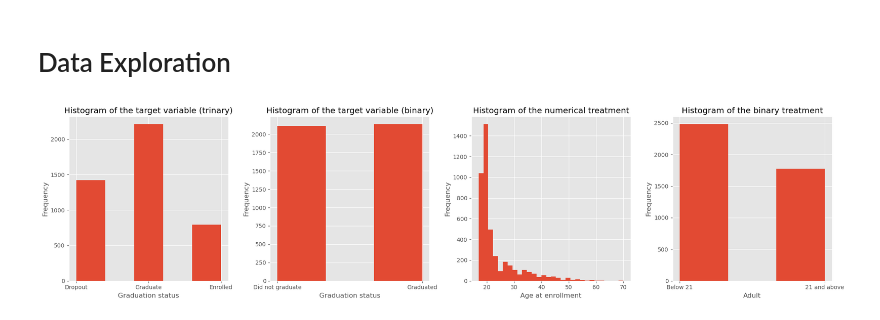
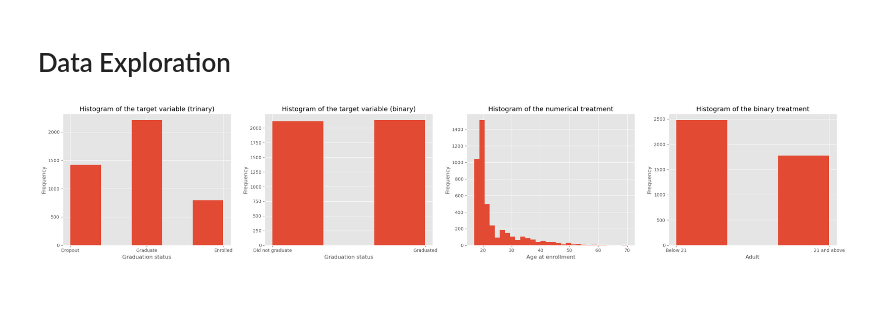
Before and after one commit to GurKeinan/Causal-Inference-Project-Effect-of-Age-on-Graduating, a Jupyter notebook: code/data_exploration.ipynb, the cells around one changed output. Drawn from its saved outputs; the diff is of its cells as text; code cells hidden in the pictures; blank space fills up the shorter version.

Commit message:
updated histograms with space between figures

```diff
--- a/code/data_exploration.ipynb
+++ b/code/data_exploration.ipynb
@@ -23,7 +23,9 @@ BINARY_TREATMENT_NAME = 'Adult'
 # The second is the histogram of the numerical treatment from the raw data
 # The third is the histogram of the binary treatment from the processed data
 
-fig, axs = plt.subplots(1, 4, figsize=(20, 5))
+fig, axs = plt.subplots(1, 4, figsize=(25, 5))
+
+plt.subplots_adjust(wspace=0.7)  # Increase this value to add more space
 
 # plot the histogram of the target variable from the raw data
 axs[0].hist(raw_data_df[TARGET_VARIABLE_NAME], bins=5)
@@ -35,31 +37,31 @@ axs[0].set_ylabel('Frequency')
 # The category of 0 should be renamed to 'Did not graduate' and the category of 1 should be renamed to 'Graduated'
 axs[1].hist(processed_data_df[TARGET_VARIABLE_NAME], bins=3)
 axs[1].set_title('Histogram of the target variable (binary)')
 axs[1].set_xlabel('Graduation status')
 axs[1].set_ylabel('Frequency')
 axs[1].set_xticks([0, 1])
 axs[1].set_xticklabels(['Did not graduate', 'Graduated'])
 
 # plot the histogram of the numerical treatment from the raw data
 axs[2].hist(raw_data_df[NUMERIC_TREATMENT_NAME], bins=30)
 axs[2].set_title('Histogram of the numerical treatment')
 axs[2].set_xlabel('Age at enrollment')
 axs[2].set_ylabel('Frequency')
 
 # plot the histogram of the binary treatment from the processed data.
 # The category of 0 should be renamed to ' Below 21' and the category of 1 should be renamed to '21 and above'
 axs[3].hist(processed_data_df[BINARY_TREATMENT_NAME], bins=3)
 axs[3].set_title('Histogram of the binary treatment')
 axs[3].set_xlabel('Adult')
 axs[3].set_ylabel('Frequency')
 axs[3].set_xticks([0, 1])
 axs[3].set_xticklabels(['Below 21', '21 and above'])
 
 # save the plot
 PLOTS_DIR = '/Users/gurkeinan/semester6/Causal-Inference/Project/plots'
 plt.savefig(f'{PLOTS_DIR}/target_and_treatments_histograms')
 
 plt.tight_layout()
 plt.show()
 # %% [output]
-[figure, old version]
+[figure, new version]
```
Also changed, not shown: 1 other file.
